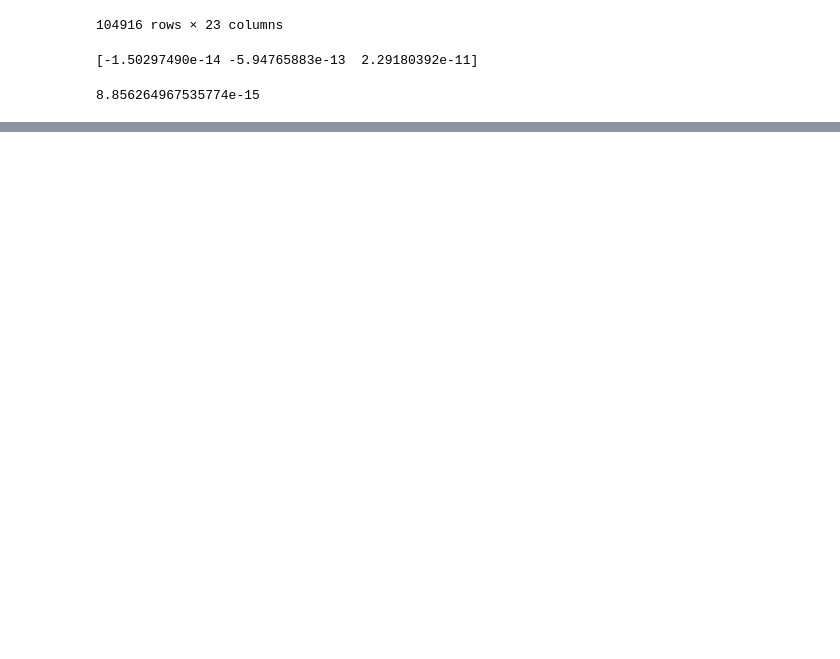
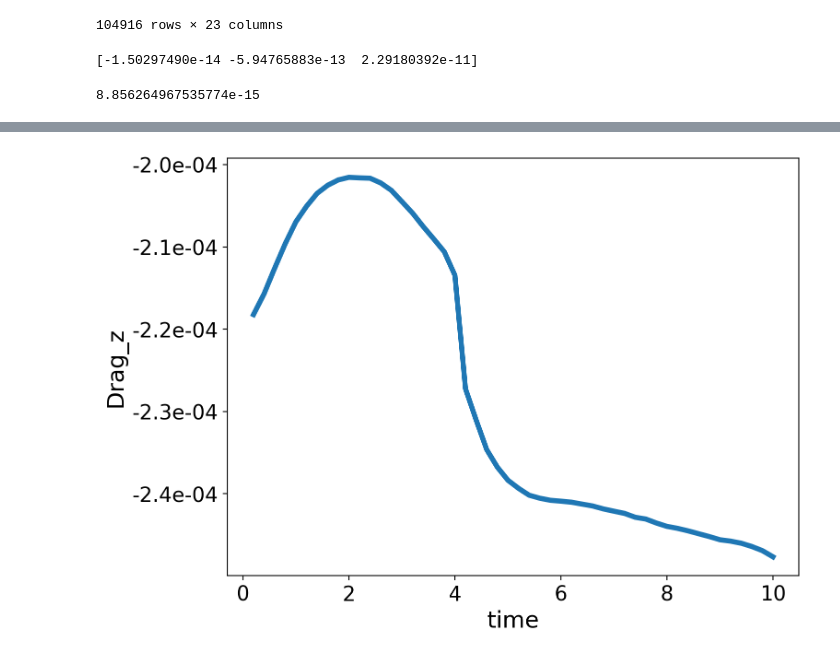
Before and after one commit to patricksinclair/openfoam_utilities, a Jupyter notebook: surface_integrator.ipynb, the cells around one changed output, grey strips where cells are left out. Drawn from its saved outputs; the diff is of its cells as text; code cells hidden in the pictures; blank space fills up the shorter version.

Commit message:
plotting over time rough

```diff
--- a/surface_integrator.ipynb
+++ b/surface_integrator.ipynb
@@ -48,8 +51,13 @@ def surface_integrand(row):
     area = row['Area']
 
     sigma = gradU + gradU.T - p*np.identity(3)
-
-    return np.dot(sigma, norm_v)*area
+#     print(sigma)
+#     print(norm_v)
+#     i=sigma@norm_v
+#     print(i)
+#     sys.exit()
+    #return np.dot(sigma, norm_v)*area
+    return (sigma@norm_v)*area
 # %%
 df_surface['surface_integrand']=df_surface.apply(surface_integrand, axis=1)
 # %%
@@ -77,7 +85,7 @@ print(z)
 [-3.93642927e-08  1.71721970e-06 -2.38349944e-04]
 # %%
 def scale_w(row):
-    return row['U:1']*row['Area']
+    return row['U:2']*row['Area']
 # %%
 df_surface['scaled_w']=df_surface.apply(scale_w, axis=1)
 # %%
@@ -199,0 +267,16 @@ print(y)
+# %%
+fig, ax = plt.subplots(figsize=(8, 6), dpi=200)
+plt.rcParams['font.sans-serif'] = "Arial"
+
+z_data = np.array(integ_vectors)[:,2]
+#print(z_data)
+t_vals = np.arange(delta_t, t_max+delta_t, delta_t)
+ax.plot(t_vals, z_data, lw=4)
+ax.set_xlabel('time', fontsize=18)
+ax.set_ylabel('Drag_z', fontsize=18)
+ax.tick_params(axis='both', which='major', labelsize=16)
+ax.yaxis.set_major_formatter(mtick.FormatStrFormatter('%.1e'))
+plt.savefig('rough_integrals_v1.pdf')
+plt.show()
+# %% [output]
+[figure, added]
```
Also changed, not shown: parts of 3 cells of this notebook.
